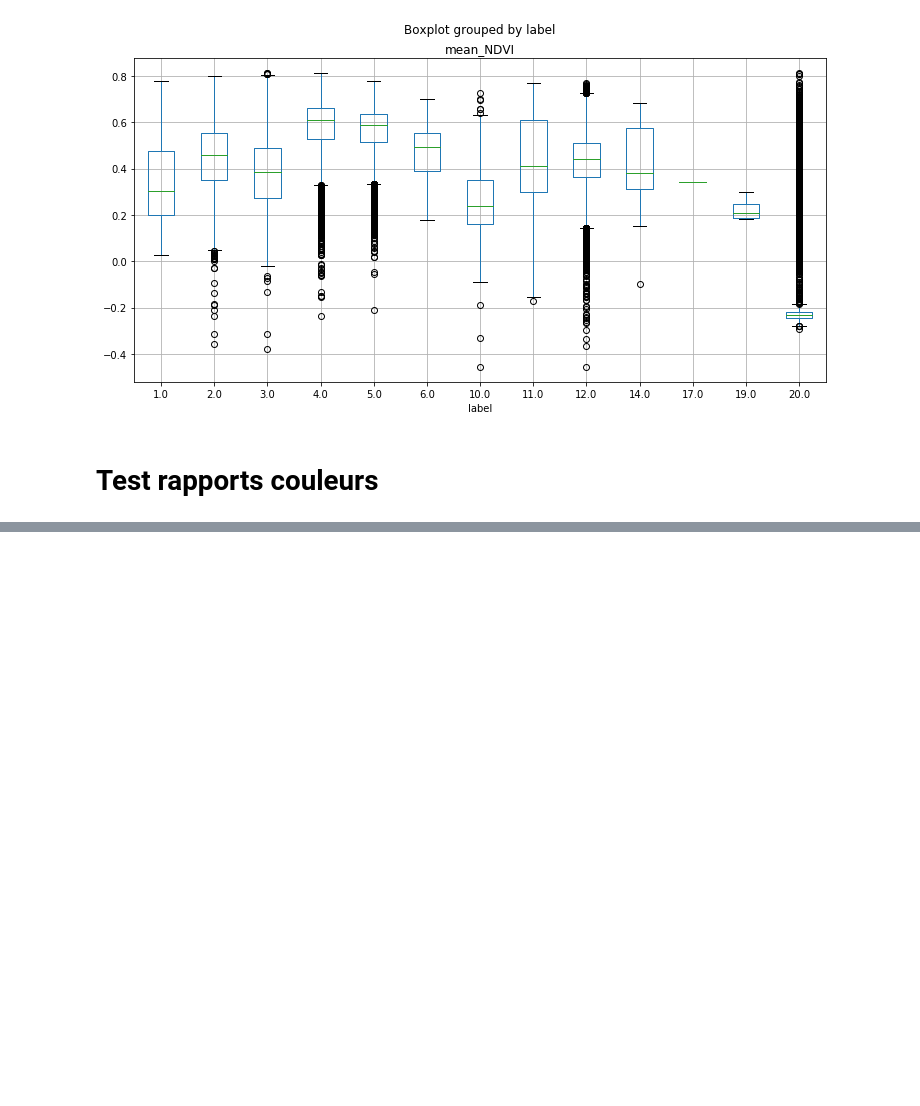
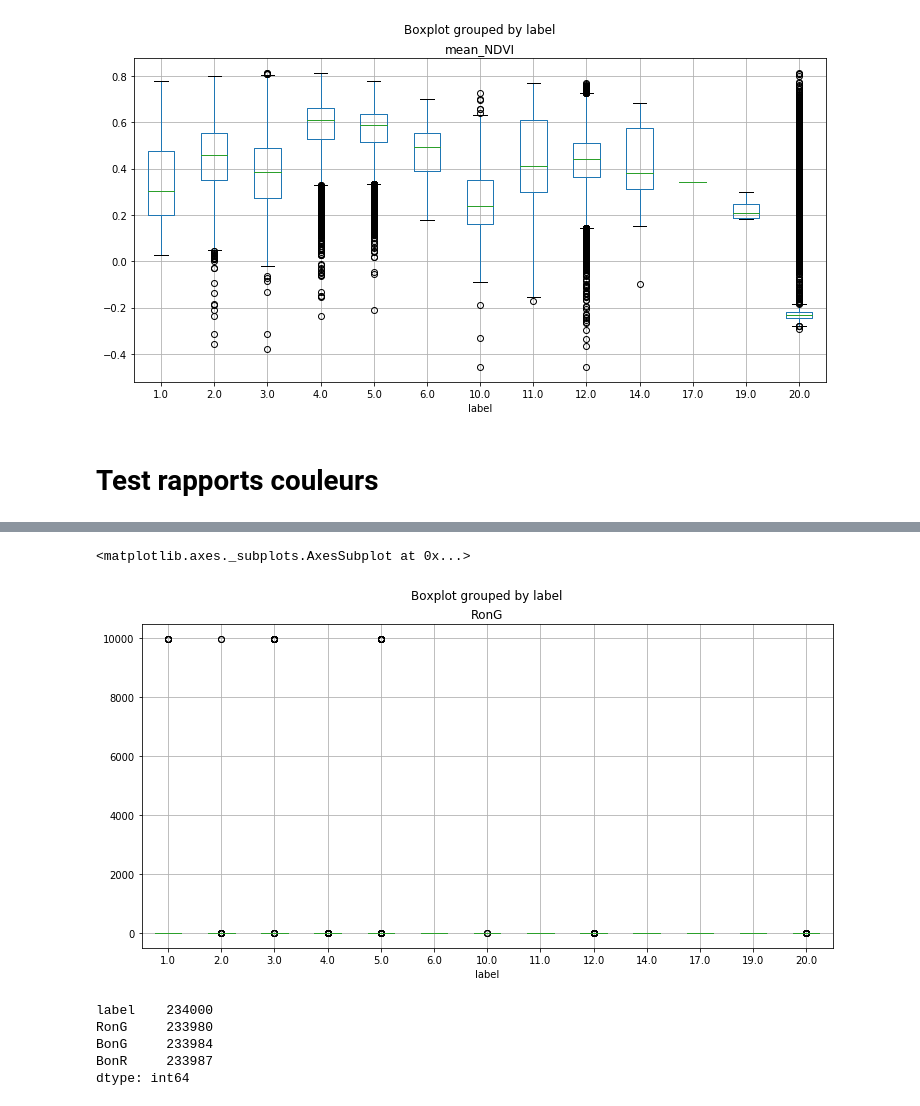
Before and after one commit to MtLouis/HackatonIRT-Beachers, a Jupyter notebook: Features_Guillaume.ipynb, the cells around one changed output, grey strips where cells are left out. Saved outputs shown, nothing was run; the diff lists cells and outputs as text; code cells hidden in the pictures; blank space fills up the shorter version.

```diff
--- a/Features_Guillaume.ipynb
+++ b/Features_Guillaume.ipynb
@@ -51,7 +51,6 @@ label_test =[]
 #NDVI_stddev = []
 for i in range(images_total):
     NDVI= (images_IR[i] - images_R[i]) /(images_IR[i] + images_R[i])
-    NDVI_tot.append(NDVI.mean())
-    label_test.append(f['TOP_LANDCOVER'][()][i][0])
+    NDVI_mean.append(NDVI.mean())
 
 #    NDVI_stddev.append(NDVI.std())
@@ -100,0 +151,13 @@ for i in range(images_total):
+# %%
+matrix.boxplot(column='RonG', by = 'label', figsize=(12,6))
+# %% [output]
+<matplotlib.axes._subplots.AxesSubplot at 0x...>
+[figure, added]
+# %%
+matrix.count(axis = 0, numeric_only=False)
+# %% [output]
+label    234000
+RonG     233980
+BonG     233984
+BonR     233987
+dtype: int64
```
Also changed, not shown: parts of 25 cells of this notebook.
